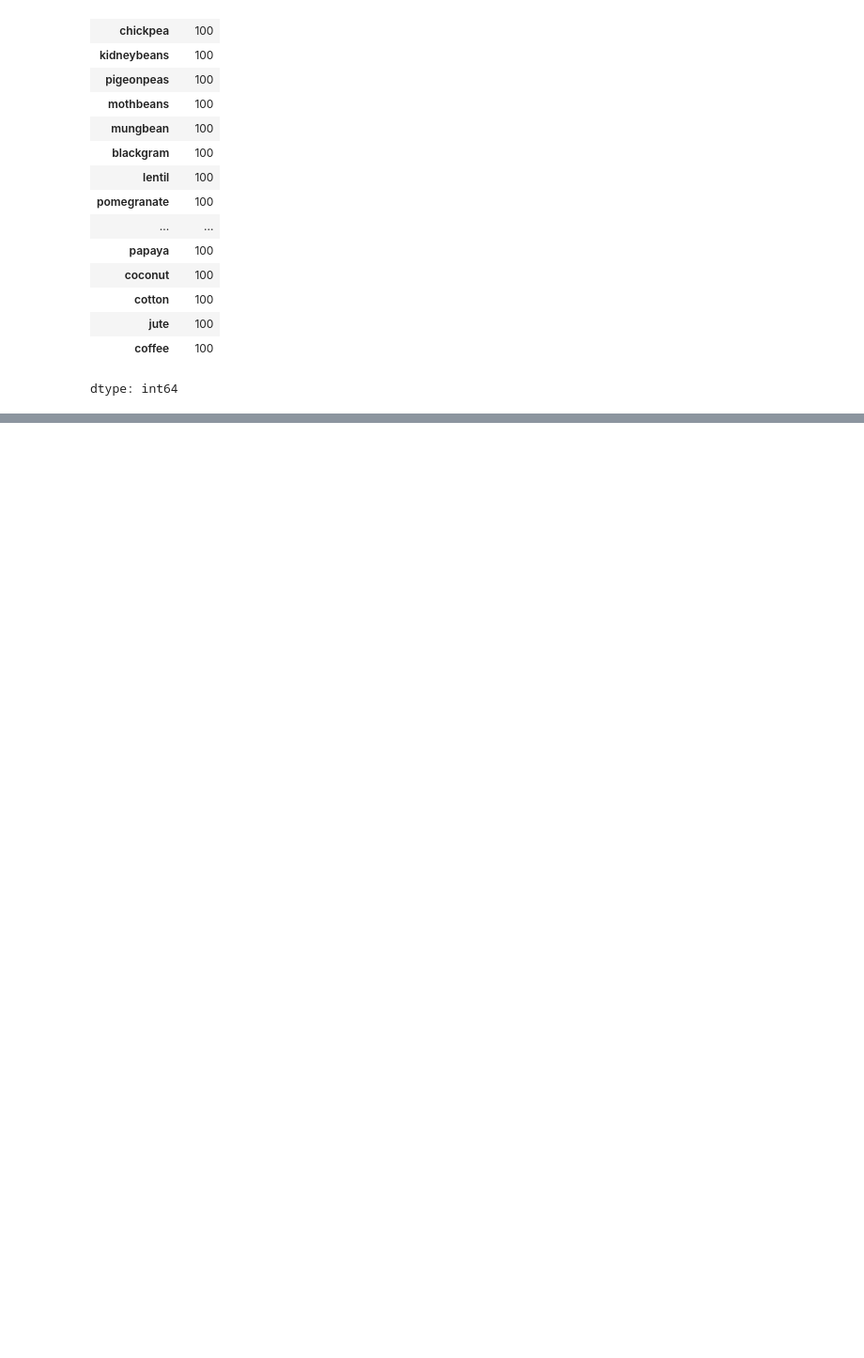
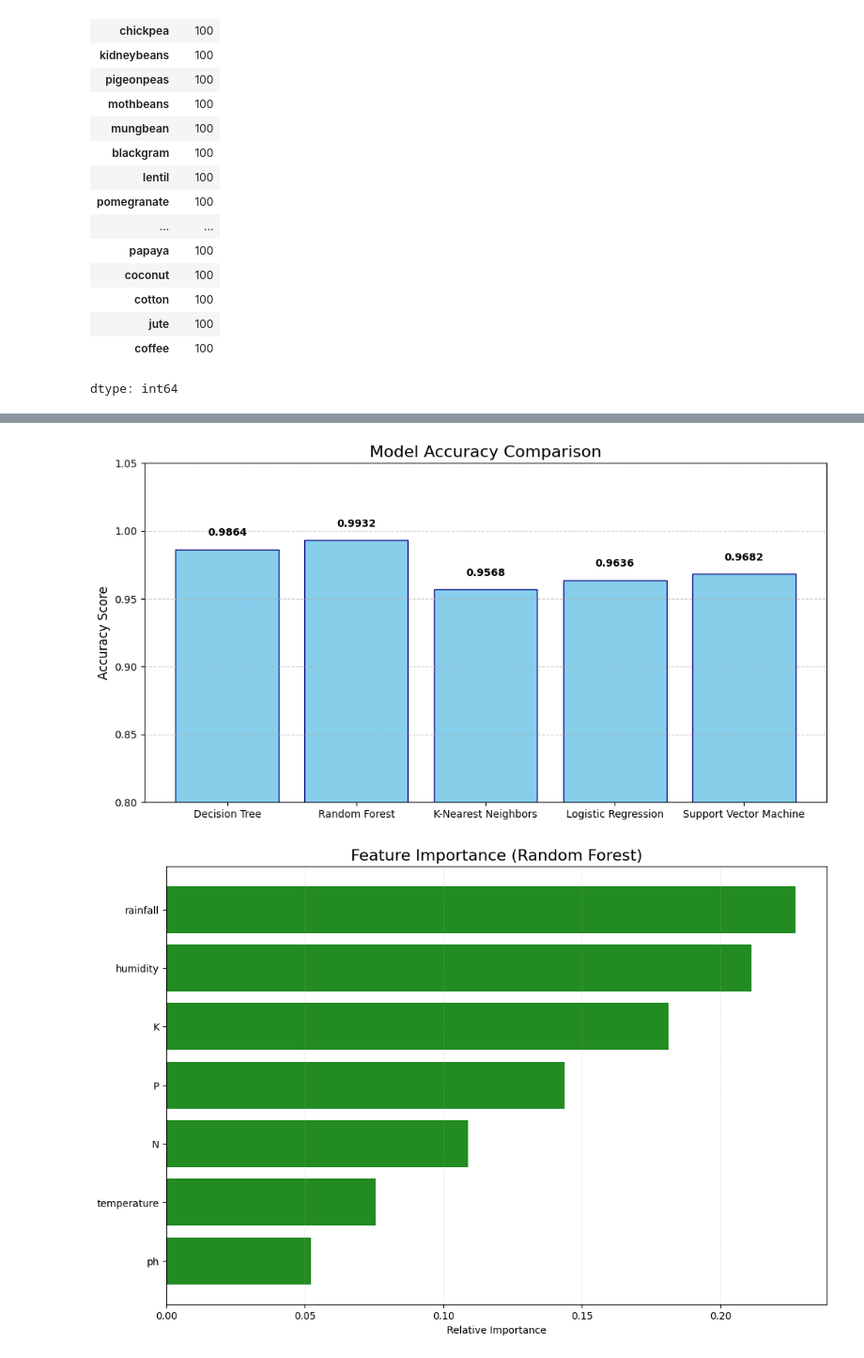
Before and after one commit to kailashchaudhary-p/Data-Science-Learning, a Jupyter notebook: Agri_Advisor.ipynb, the cells around one changed output, grey strips where cells are left out. Shown at 94% size. Drawn from its saved outputs; the diff is of its cells as text; code cells hidden in the pictures; blank space fills up the shorter version.

```diff
--- a/Agri_Advisor.ipynb
+++ b/Agri_Advisor.ipynb
@@ -115,0 +268,28 @@ plt.show()
+# %%
+# Section 4: Accuracy Comparison and Feature Importance
+# Accuracy Bar Chart
+plt.figure(figsize=(12, 6))
+plt.bar(metric_df['Model'], metric_df['Accuracy'], color='skyblue', edgecolor='navy')
+plt.title('Model Accuracy Comparison', fontsize=16)
+plt.ylabel('Accuracy Score', fontsize=12)
+plt.ylim(0.8, 1.05)
+plt.grid(axis='y', linestyle='--', alpha=0.6)
+for i, v in enumerate(metric_df['Accuracy']):
+    plt.text(i, v + 0.01, f"{v:.4f}", ha='center', fontweight='bold')
+plt.show()
+
+# Random Forest Feature Importance
+rf_model = models['Random Forest']
+importances = rf_model.feature_importances_
+indices = np.argsort(importances)
+
+plt.figure(figsize=(12, 8))
+plt.title('Feature Importance (Random Forest)', fontsize=16)
+plt.barh(range(len(indices)), importances[indices], color='forestgreen', align='center')
+plt.yticks(range(len(indices)), [X.columns[i] for i in indices])
+plt.xlabel('Relative Importance')
+plt.grid(axis='x', linestyle=':', alpha=0.5)
+plt.show()
+# %% [output]
+[figure, added]
+[figure, added]
```
Also changed, not shown: parts of 25 cells of this notebook.
